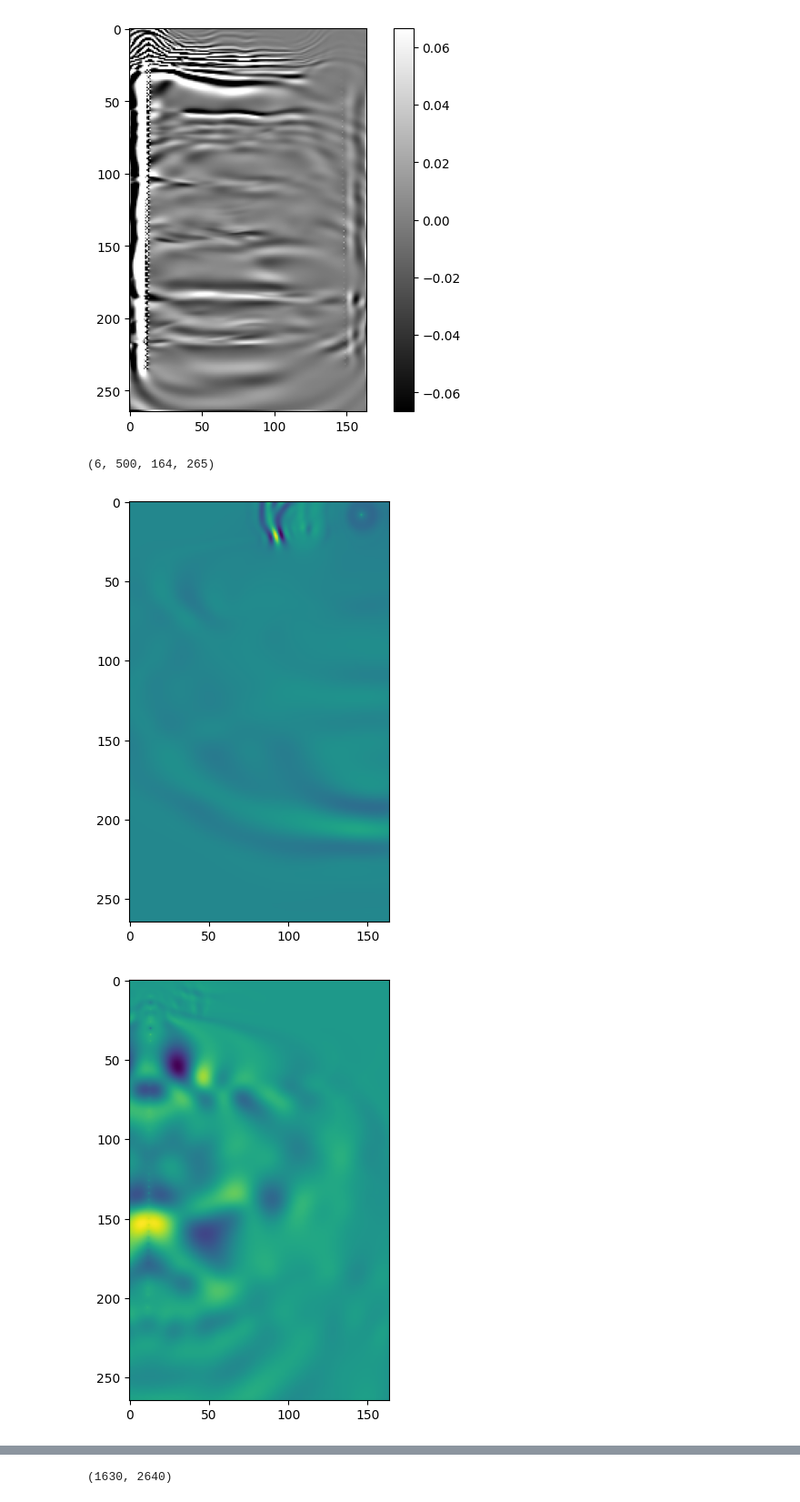
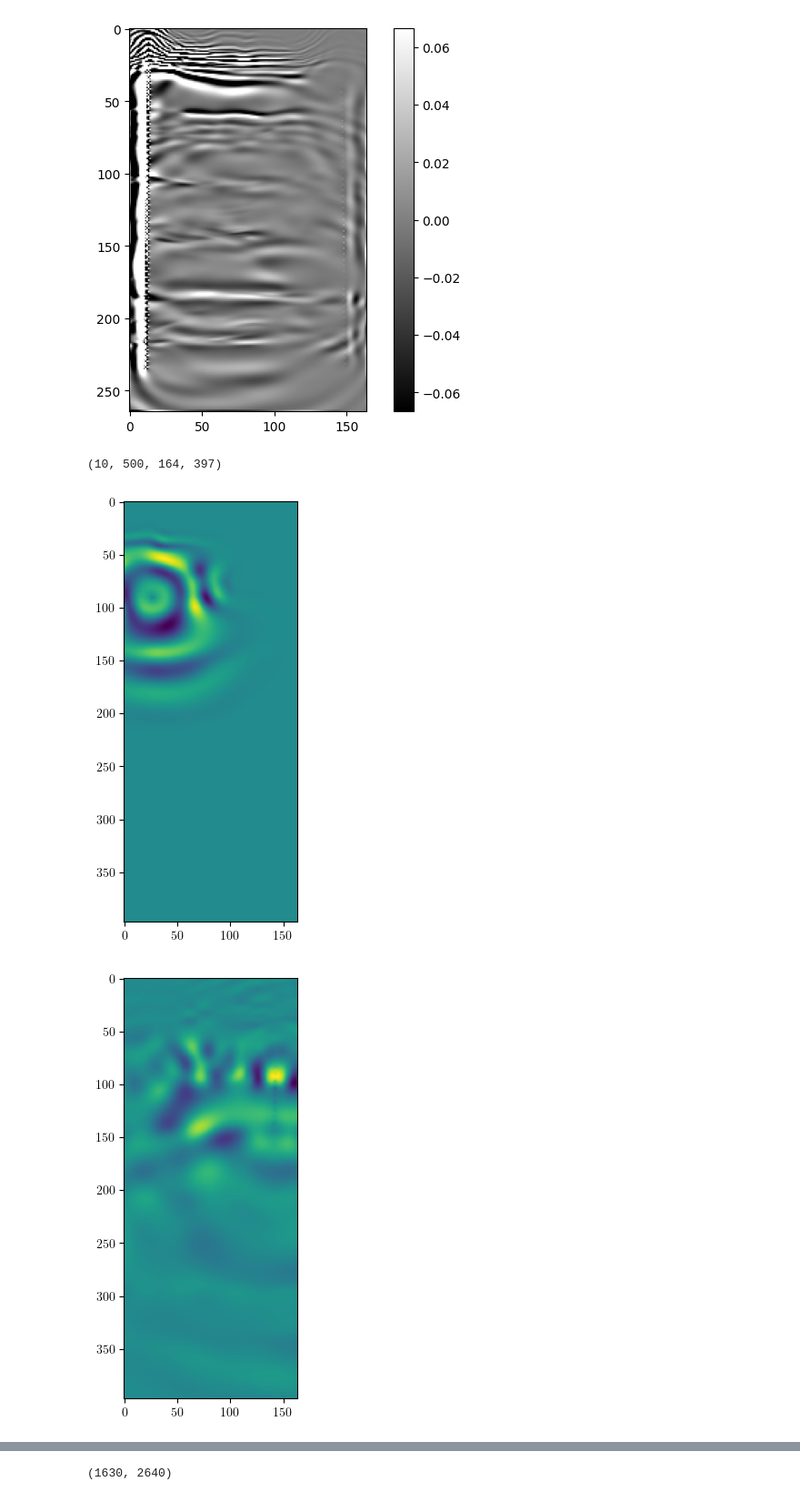
Before and after one commit to AndreyVyaznikovtsev/devito, a Jupyter notebook: examples/seismic/custom_scripts/mex_4_5/lsrtm/check_arrays.ipynb, the cells around one changed output, grey strips where cells are left out. Shown at 91% size. Drawn from its saved outputs; the diff is of its cells as text; code cells hidden in the pictures.

```diff
--- a/examples/seismic/custom_scripts/mex_4_5/lsrtm/check_arrays.ipynb
+++ b/examples/seismic/custom_scripts/mex_4_5/lsrtm/check_arrays.ipynb
@@ -284,24 +278,24 @@ def load_wavefield_snaps_batch(shot_ids, wavefield_type='forward'):
 
 from grad_computation import load_wavefield_snaps_batch
 
-shot_ids = range(0, 6)
+shot_ids = range(0, 10)
 
 u0_batch = load_wavefield_snaps_batch(shot_ids, 'forward')
 v_batch = load_wavefield_snaps_batch(shot_ids, 'adjoint')
 
 print(u0_batch.numpy().shape)
 # %% [output]
-(6, 500, 164, 265)
+(10, 500, 164, 397)
 # %%
-N = 2
-K = 300
+N = 5
+K = 100
 plt.imshow(u0_batch.numpy()[N][K].T)
 plt.show()
 plt.imshow(v_batch.numpy()[N][K].T)
 plt.show()
 # %% [output]
-[figure, old version]
+[figure, new version]
-[figure, old version]
+[figure, new version]
 # %%
 for i in range(0, 3):
     path = f"images/image_iter_{i}.npy"
```
Also changed, not shown: parts of 8 cells of this notebook.
